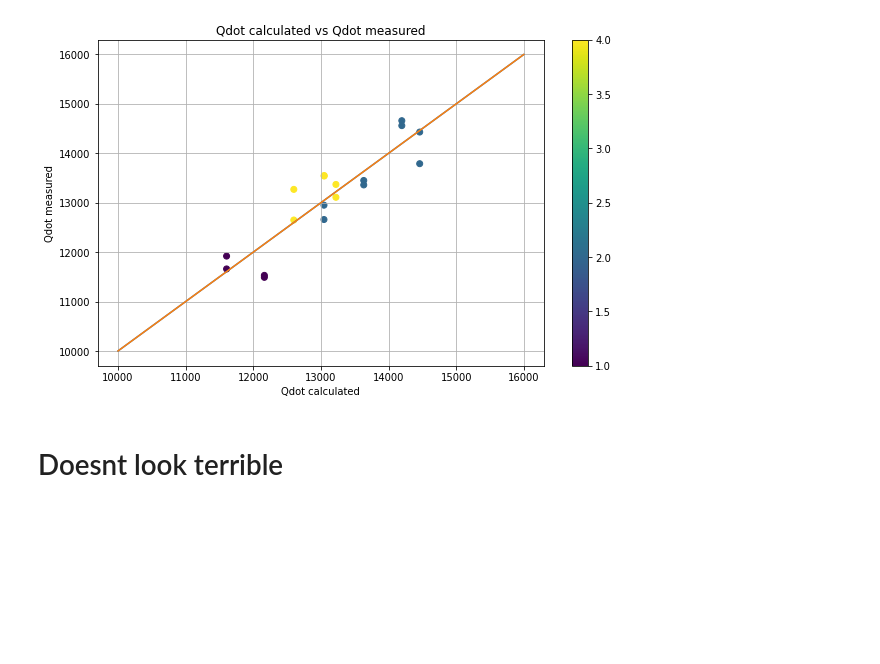
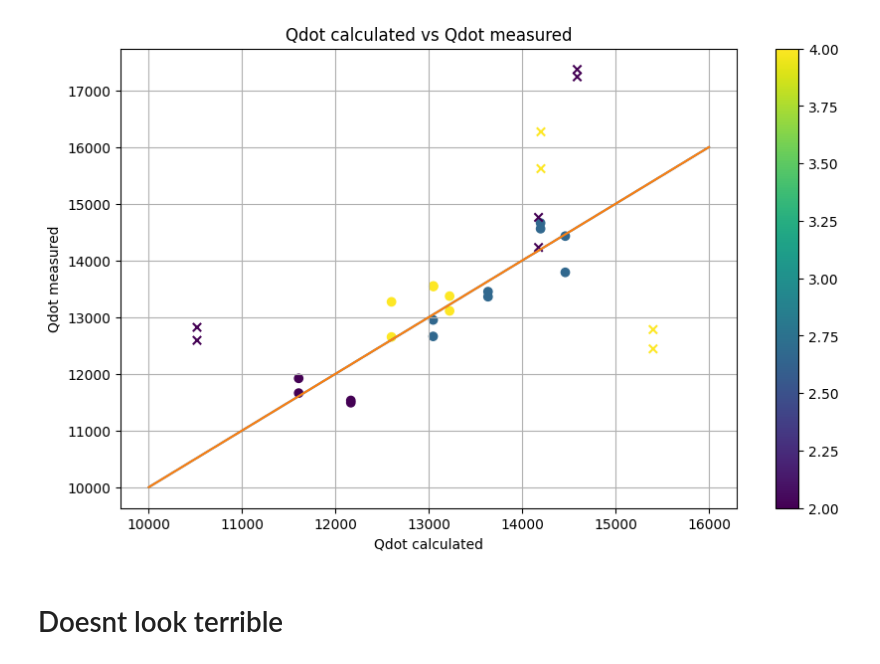
Before and after one commit to lpender3672/shell_tube_heat_exchanger, a Jupyter notebook: src/analysis.ipynb, the cells around one changed output. Drawn from its saved outputs; the diff is of its cells as text; code cells hidden in the pictures; blank space fills up the shorter version.

Commit message:
2019 data doesnt look as good, probably used a different setup because the results seem quite different too

```diff
--- a/src/analysis.ipynb
+++ b/src/analysis.ipynb
@@ -13,12 +13,14 @@ plt.rcParams["figure.figsize"] = (10, 6)
 
 # read GA3_previous_desgins.csv
 
-df = pd.read_csv('GA3_previous_designs.csv')
+data = pd.read_csv('GA3_previous_designs.csv')
 
 # remove weird group C designs
+df = data[~(data["year"] == 2019)]
+udf = data[data["year"] == 2019] # unseen designs
+
 df = df[~((df["year"] == 2022) & (df["group"] == "Group-C"))] # remove group C 2022
 df = df[~((df["year"] == 2023) & (df["group"] == "Group-C"))] # remove group C 2023
-
 #df
 # %%
 
@@ -69,7 +77,8 @@ for i, row in enumerate(df.iterrows()):
 lin = np.linspace(1e4, 1.6e4, 100)
 
 plt.figure()
-plt.scatter(Qdots, 1e3*df["Qcorr"], c=hot_passes)
+plt.scatter(Qdots, 1e3*df["Qcorr"], c=hot_passes, marker="o")
+plt.scatter(uQdots, 1e3*udf["Qcorr"], c=u_hot_passes, marker="x")
 plt.plot(lin, lin)
 # colorbar
 plt.colorbar()
@@ -88,4 +97,4 @@ plt.grid()
-[figure, old version]
+[figure, new version]
 # %% [markdown]
 # Doesnt look terrible
 # %%
```
Also changed, not shown: parts of 6 cells of this notebook, 6 other files.
